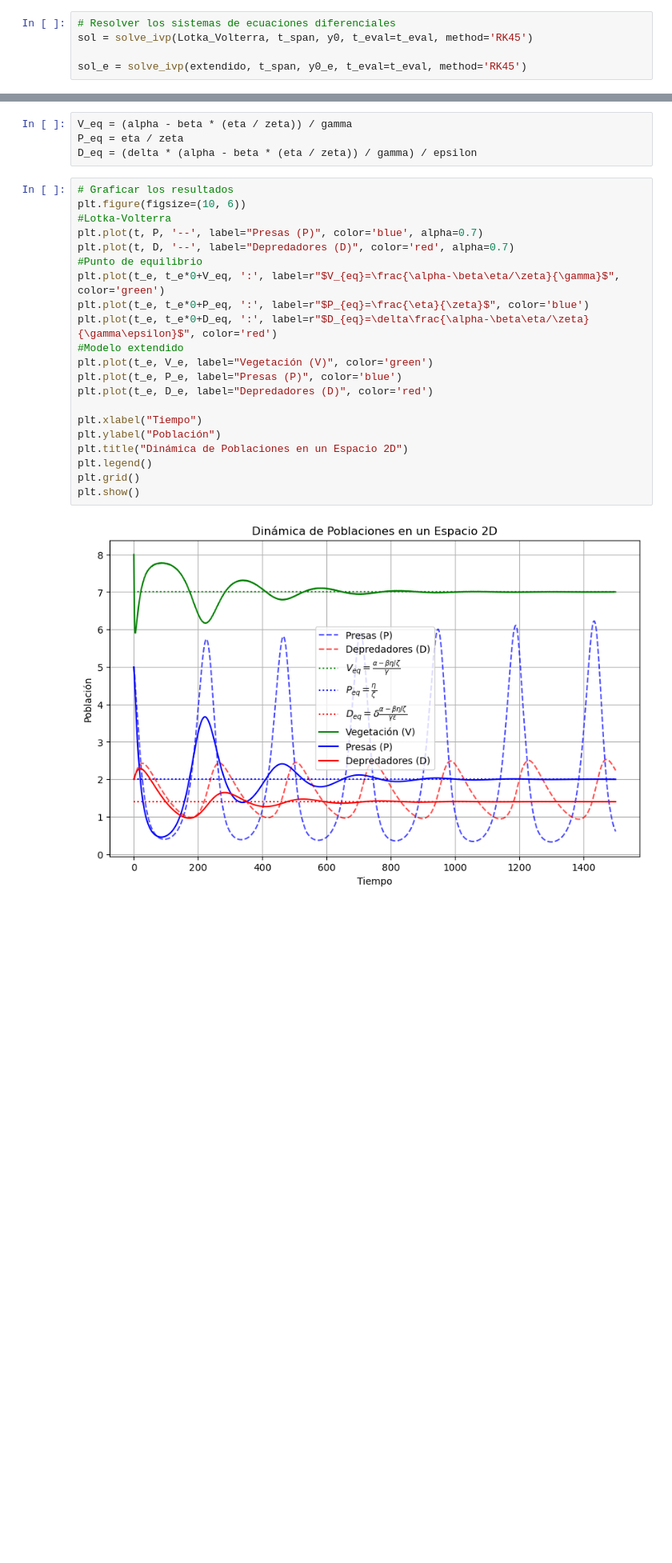
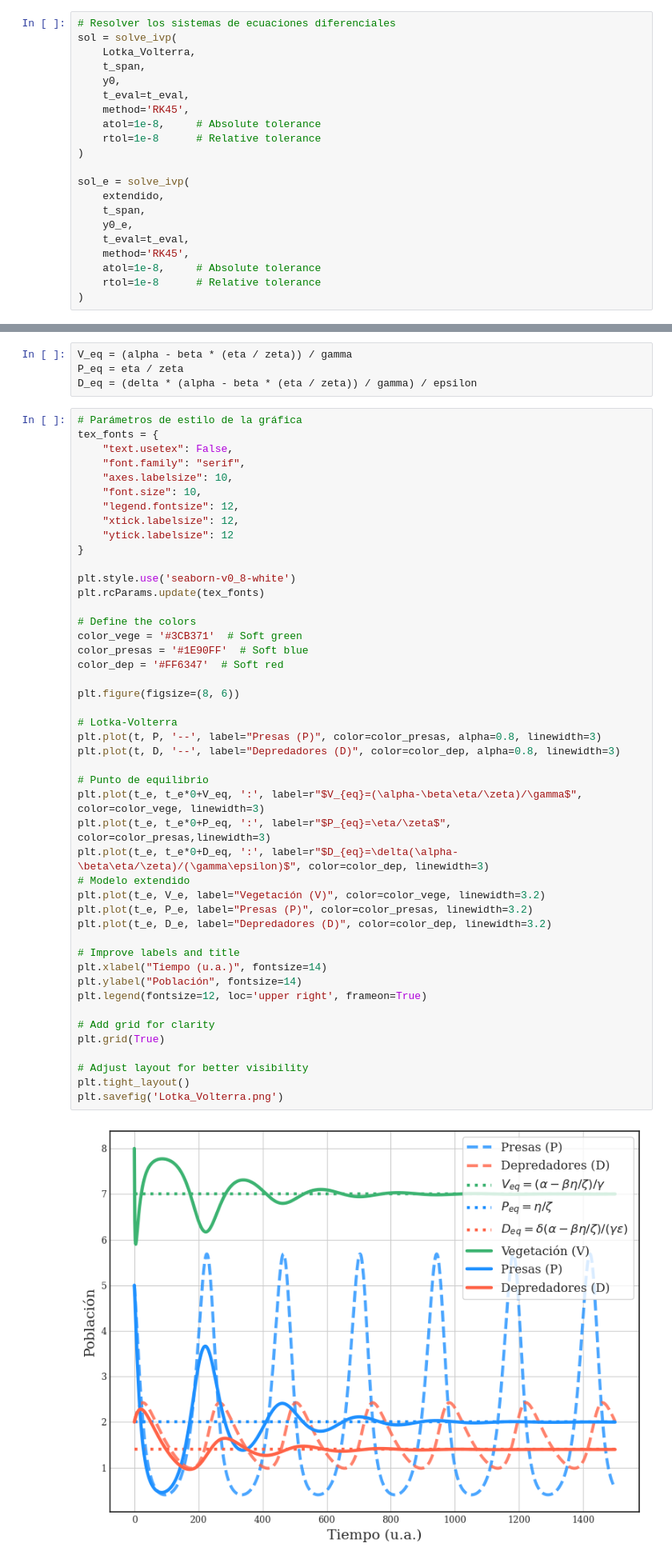
Before and after one commit to JuanSierra2003/HerrComp, a Jupyter notebook: pupulationDynamics/Vegetacion.ipynb, the cells around one changed output, grey strips where cells are left out. Shown: that part at 80% size. Saved outputs shown, nothing was run; the diff lists cells and outputs as text; blank space fills up the shorter version.

```diff
--- a/pupulationDynamics/Vegetacion.ipynb
+++ b/pupulationDynamics/Vegetacion.ipynb
@@ -36,9 +36,25 @@ def extendido(t, y):
     return [dVdt, dPdt, dDdt]
 # %%
 # Resolver los sistemas de ecuaciones diferenciales
-sol = solve_ivp(Lotka_Volterra, t_span, y0, t_eval=t_eval, method='RK45')
+sol = solve_ivp(
+    Lotka_Volterra,
+    t_span,
+    y0,
+    t_eval=t_eval,
+    method='RK45',
+    atol=1e-8,     # Absolute tolerance
+    rtol=1e-8      # Relative tolerance
+)
 
-sol_e = solve_ivp(extendido, t_span, y0_e, t_eval=t_eval, method='RK45')
+sol_e = solve_ivp(
+    extendido,
+    t_span,
+    y0_e,
+    t_eval=t_eval,
+    method='RK45',
+    atol=1e-8,     # Absolute tolerance
+    rtol=1e-8      # Relative tolerance
+)
 # %%
 # Extraer soluciones
 t = sol.t
@@ -51,25 +67,50 @@ V_eq = (alpha - beta * (eta / zeta)) / gamma
 P_eq = eta / zeta
 D_eq = (delta * (alpha - beta * (eta / zeta)) / gamma) / epsilon
 # %%
-# Graficar los resultados
-plt.figure(figsize=(10, 6))
-#Lotka-Volterra
-plt.plot(t, P, '--', label="Presas (P)", color='blue', alpha=0.7)
-plt.plot(t, D, '--', label="Depredadores (D)", color='red', alpha=0.7)
-#Punto de equilibrio
-plt.plot(t_e, t_e*0+V_eq, ':', label=r"$V_{eq}=\frac{\alpha-\beta\eta/\zeta}{\gamma}$", color='green')
-plt.plot(t_e, t_e*0+P_eq, ':', label=r"$P_{eq}=\frac{\eta}{\zeta}$", color='blue')
-plt.plot(t_e, t_e*0+D_eq, ':', label=r"$D_{eq}=\delta\frac{\alpha-\beta\eta/\zeta}{\gamma\epsilon}$", color='red')
-#Modelo extendido
-plt.plot(t_e, V_e, label="Vegetación (V)", color='green')
-plt.plot(t_e, P_e, label="Presas (P)", color='blue')
-plt.plot(t_e, D_e, label="Depredadores (D)", color='red')
+# Parámetros de estilo de la gráfica
+tex_fonts = {
+    "text.usetex": False,
+    "font.family": "serif",
+    "axes.labelsize": 10,
+    "font.size": 10,
+    "legend.fontsize": 12,
+    "xtick.labelsize": 12,
+    "ytick.labelsize": 12
+}
 
-plt.xlabel("Tiempo")
-plt.ylabel("Población")
-plt.title("Dinámica de Poblaciones en un Espacio 2D")
-plt.legend()
-plt.grid()
-plt.show()
+plt.style.use('seaborn-v0_8-white')
+plt.rcParams.update(tex_fonts)
+
+# Define the colors
+color_vege = '#3CB371'  # Soft green
+color_presas = '#1E90FF'  # Soft blue
+color_dep = '#FF6347'  # Soft red
+
+plt.figure(figsize=(8, 6))
+
+# Lotka-Volterra
+plt.plot(t, P, '--', label="Presas (P)", color=color_presas, alpha=0.8, linewidth=3)
+plt.plot(t, D, '--', label="Depredadores (D)", color=color_dep, alpha=0.8, linewidth=3)
+
+# Punto de equilibrio
+plt.plot(t_e, t_e*0+V_eq, ':', label=r"$V_{eq}=(\alpha-\beta\eta/\zeta)/\gamma$", color=color_vege, linewidth=3)
+plt.plot(t_e, t_e*0+P_eq, ':', label=r"$P_{eq}=\eta/\zeta$", color=color_presas,linewidth=3)
+plt.plot(t_e, t_e*0+D_eq, ':', label=r"$D_{eq}=\delta(\alpha-\beta\eta/\zeta)/(\gamma\epsilon)$", color=color_dep, linewidth=3)
+# Modelo extendido
+plt.plot(t_e, V_e, label="Vegetación (V)", color=color_vege, linewidth=3.2)
+plt.plot(t_e, P_e, label="Presas (P)", color=color_presas, linewidth=3.2)
+plt.plot(t_e, D_e, label="Depredadores (D)", color=color_dep, linewidth=3.2)
+
+# Improve labels and title
+plt.xlabel("Tiempo (u.a.)", fontsize=14)
+plt.ylabel("Población", fontsize=14)
+plt.legend(fontsize=12, loc='upper right', frameon=True)
+
+# Add grid for clarity
+plt.grid(True)
+
+# Adjust layout for better visibility
+plt.tight_layout()
+plt.savefig('Lotka_Volterra.png')
 # %% [output]
-[figure, old version]
+[figure, new version]
```
Also changed, not shown: parts of 4 cells of this notebook, 2 other files.
